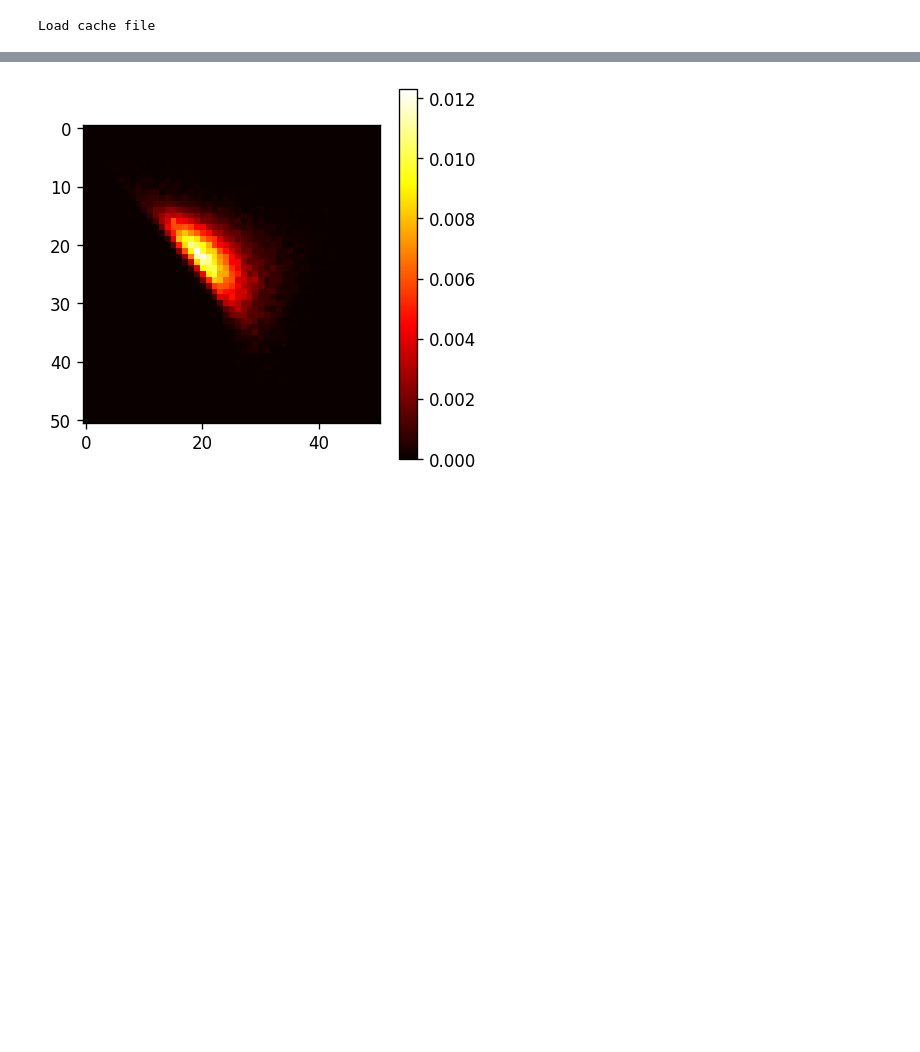
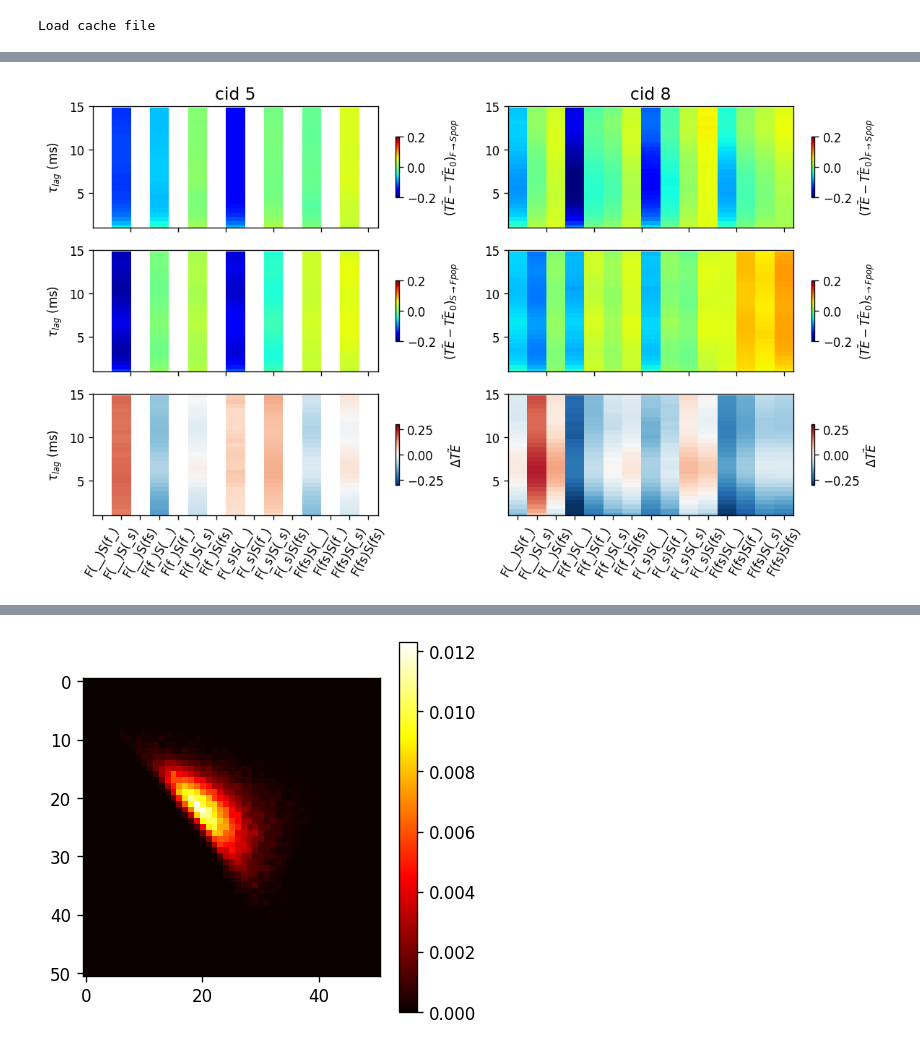
Before and after one commit to jyKim-97/hh_neuralnet, a Jupyter notebook: information_routing/te_oscillation_motif.ipynb, the cells around one changed output, grey strips where cells are left out. Cells and saved outputs as stored; diff of their text form; code cells hidden in the pictures; blank space fills up the shorter version.

```diff
--- a/information_routing/te_oscillation_motif.ipynb
+++ b/information_routing/te_oscillation_motif.ipynb
@@ -116,2 +133,64 @@ te_motif5, len_motif5 = compute_te_on_motif(5, amp_range_set[4], nlag_max)
+# %%
+labels = (
+    r"$(\tilde{TE}-\tilde{TE}_0)_{F\rightarrow S pop}$",
+    r"$(\tilde{TE}-\tilde{TE}_0)_{S\rightarrow F pop}$",
+    r"$\Delta \tilde{TE}$"
+)
+
+num_motif = 16
+x = np.arange(num_motif)
+y = np.arange(nlag_max) / srate_d * 1e3
+
+fig, axs = plt.subplots(3, 2, figsize=(10, 6))
+for n , te_motif in enumerate([te_motif5, te_motif8]):
+    # compute averaged TE
+    im_te = np.zeros((16, 2, nlag_max)) * np.nan
+    for i in range(num_motif):
+        if len(te_motif[i]) == 0: continue
+
+        h = h_norm[n][i]
+        im_te[i] = np.average(te_motif[i], axis=0) / h[:, None]
+
+    # swap axes
+    im_te = np.swapaxes(im_te, 0, 1)
+
+    # compute TE difference
+    norm = np.max(im_te, axis=0)
+    norm[norm == 0] = np.inf
+    diff_te = (im_te[0] - im_te[1]) / norm # +: F->S, -: S->F
+
+    # subtract baseline TE
+    im_te = im_te - im_te[:,0,None,:]
+
+    # draw TE
+    for i in range(3):
+        plt.axes(axs[i][n])
+        if i == 2: # draw difference
+            hhtools.imshow_xy(diff_te.T, x=x, y=y, cmap='RdBu_r', vmin=-0.3, vmax=0.3)
+        else:
+            hhtools.imshow_xy(im_te[i].T, x=x, y=y, cmap='jet', vmin=-0.2, vmax=0.2)
+
+        plt.colorbar(shrink=0.5, label=labels[i])
+
+for n in range(3):
+    axs[n][0].set_ylabel(r"$\tau_{lag}$ (ms)")
+    for i in range(2):
+        if n < 2:
+            axs[n][i].set_xticklabels([])
+        else:
+            axs[n][i].set_xticks(np.arange(16))
+            axs[n][i].set_xticklabels(od.get_motif_labels(), rotation=60)
+
+        axs[n][i].set_ylim([1, 15])
+        axs[n][i].set_xlim([0.5, 15.5])
+
+axs[0][0].set_title("cid 5", fontsize=14)
+axs[0][1].set_title("cid 8", fontsize=14)
+# axs[0][2].set_xticks
+
+plt.tight_layout()
+plt.show()
+# %% [output]
+[figure, added]
 # %%
 labels = (
```
Also changed, not shown: parts of 31 cells of this notebook, 8 other files.
